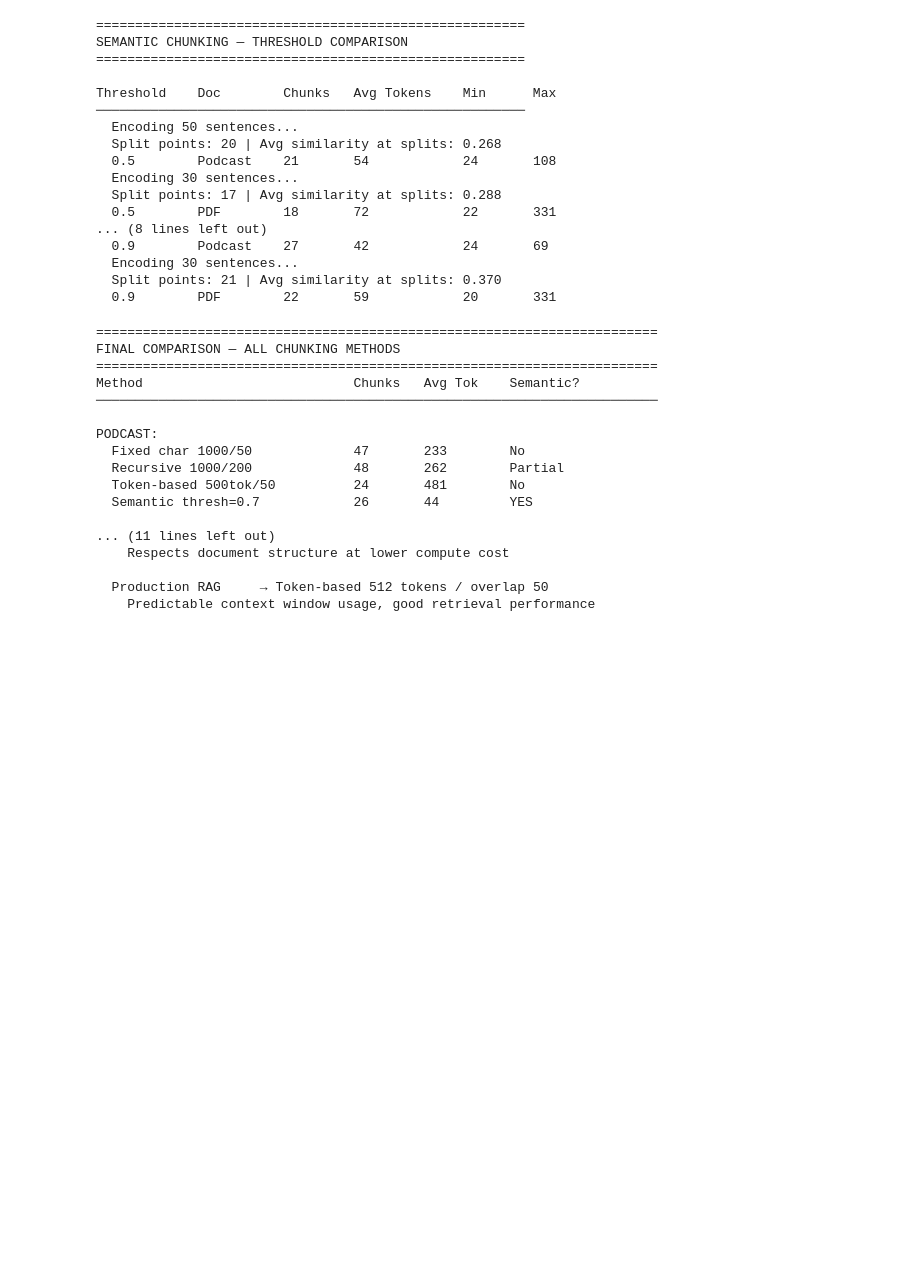
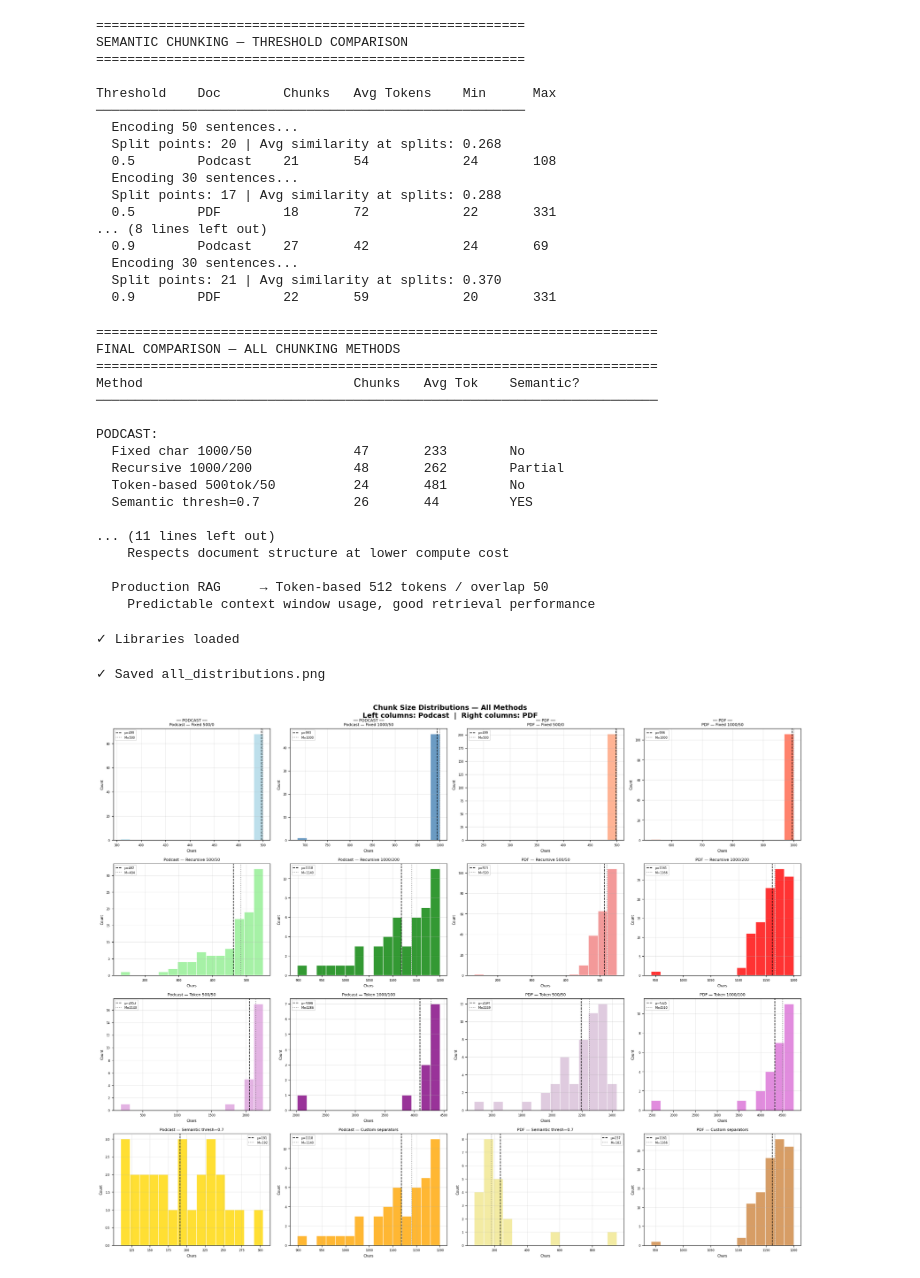
Before and after one commit to dbystrova26/Ironhack_Day10, a Jupyter notebook: chunking_strategies.ipynb, the cells around one changed output. Cells and saved outputs as stored; diff of their text form; code cells hidden in the pictures; blank space fills up the shorter version.

```diff
--- a/chunking_strategies.ipynb
+++ b/chunking_strategies.ipynb
@@ -1450,3 +1450,73 @@ PODCAST:
 
   Production RAG     → Token-based 512 tokens / overlap 50
     Predictable context window usage, good retrieval performance
+# %%
+# ============================================================
+# VISUALIZATION, BOUNDARY ANALYSIS & TRADE-OFFS
+# ============================================================
+
+import matplotlib.pyplot as plt
+import matplotlib.patches as mpatches
+import numpy as np
+import re
+
+print("✓ Libraries loaded")
+# %% [output]
+✓ Libraries loaded
+# %%
+# ── 1. CHUNK SIZE DISTRIBUTIONS — ALL METHODS ────────────────────
+
+fig, axes = plt.subplots(4, 4, figsize=(20, 16))
+fig.suptitle('Chunk Size Distributions — All Methods\n'
+             'Left columns: Podcast  |  Right columns: PDF',
+             fontsize=14, fontweight='bold')
+
+all_configs = [
+    # row, col, chunks, title, color
+    (0, 0, podcast_500_0,      "Fixed 500/0",           "lightblue"),
+    (0, 1, podcast_1000_50,    "Fixed 1000/50",         "steelblue"),
+    (1, 0, podcast_rec_500,    "Recursive 500/50",      "lightgreen"),
+    (1, 1, podcast_rec_1000,   "Recursive 1000/200",    "green"),
+    (2, 0, podcast_tok_500,    "Token 500/50",          "plum"),
+    (2, 1, podcast_tok_1000,   "Token 1000/100",        "purple"),
+    (3, 0, podcast_semantic,   "Semantic thresh=0.7",   "gold"),
+    (3, 1, podcast_rec_custom, "Custom separators",     "orange"),
+
+    (0, 2, pdf_500_0,          "Fixed 500/0",           "lightsalmon"),
+    (0, 3, pdf_1000_50,        "Fixed 1000/50",         "tomato"),
+    (1, 2, pdf_rec_500,        "Recursive 500/50",      "lightcoral"),
+    (1, 3, pdf_rec_1000,       "Recursive 1000/200",    "red"),
+    (2, 2, pdf_tok_500,        "Token 500/50",          "thistle"),
+    (2, 3, pdf_tok_1000,       "Token 1000/100",        "orchid"),
+    (3, 2, pdf_semantic,       "Semantic thresh=0.7",   "khaki"),
+    (3, 3, pdf_rec_custom,     "Custom separators",     "peru"),
+]
+
+for row, col, chunks, title, color in all_configs:
+    sizes = [len(c) for c in chunks]
+    ax    = axes[row, col]
+    ax.hist(sizes, bins=15, color=color, alpha=0.8, edgecolor='white')
+    ax.axvline(np.mean(sizes), color='black', linestyle='--',
+               linewidth=1.2, label=f'μ={np.mean(sizes):.0f}')
+    ax.axvline(np.median(sizes), color='gray', linestyle=':',
+               linewidth=1.2, label=f'M={np.median(sizes):.0f}')
+    doc = "Podcast" if col < 2 else "PDF"
+    ax.set_title(f'{doc} — {title}', fontsize=8)
+    ax.set_xlabel('Chars', fontsize=7)
+    ax.set_ylabel('Count', fontsize=7)
+    ax.legend(fontsize=6)
+    ax.tick_params(labelsize=6)
+    ax.grid(True, alpha=0.3)
+
+# Add column labels
+for col, label in enumerate(['PODCAST', 'PODCAST', 'PDF', 'PDF']):
+    axes[0, col].set_title(
+        f'── {label} ──\n{axes[0,col].get_title()}', fontsize=8)
+
+plt.tight_layout()
+plt.savefig('all_distributions.png', dpi=150, bbox_inches='tight')
+print("✓ Saved all_distributions.png")
+plt.show()
+# %% [output]
+✓ Saved all_distributions.png
+[figure, added]
```
Also changed, not shown: parts of 6 cells of this notebook, 3 other files.
